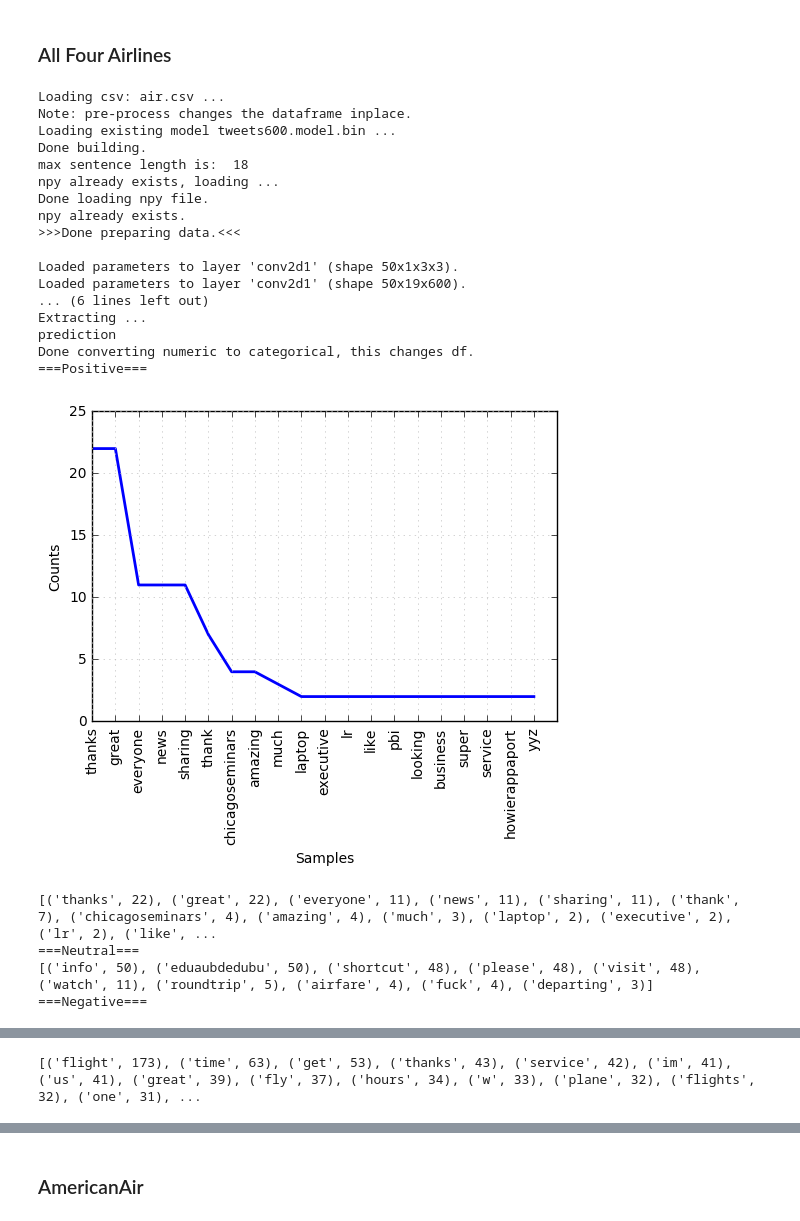
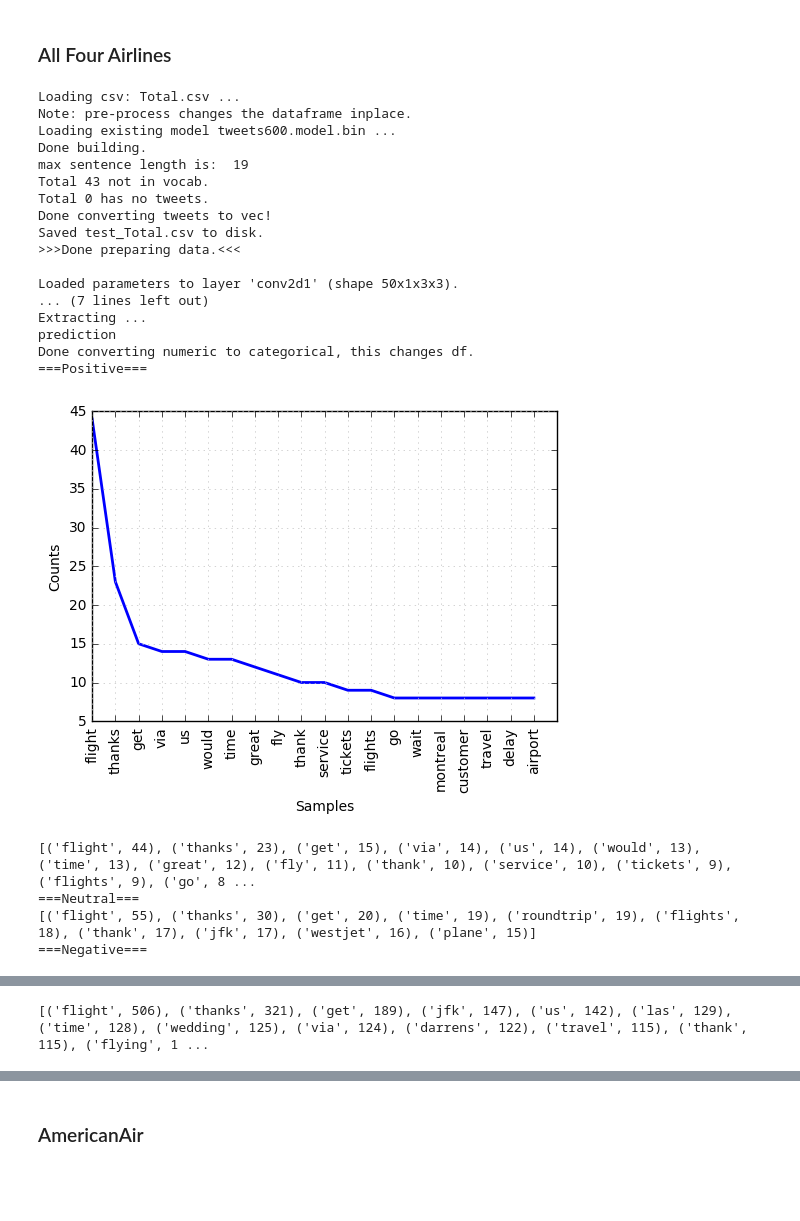
Before and after one commit to samshipengs/Twitter-Sentiment-Prediction, a Jupyter notebook: python_model/predictions.ipynb, the cells around one changed output, grey strips where cells are left out. Drawn from its saved outputs; the diff is of its cells as text; code cells hidden in the pictures; blank space fills up the shorter version.

```diff
--- a/python_model/predictions.ipynb
+++ b/python_model/predictions.ipynb
@@ -1,8 +1,8 @@
 # %%
 from model_predictions import *
 
-# FILE_PATH = '/home/sam/Hhd/twitter_sentiment/'
-FILE_PATH = '/home/sam/Data/twitter_sentiment/'
+FILE_PATH = '/home/sam/Hhd/twitter_sentiment/'
+# FILE_PATH = '/home/sam/Data/twitter_sentiment/'
 # %% [output]
 Using cuDNN version 5105 on context None
 Mapped name None to device cuda: GeForce GTX 1080 (0000:01:00.0)
@@ -10,28 +10,28 @@ Mapped name None to device cuda: GeForce GTX 1080 (0000:01:00.0)
 ### All Four Airlines
 # %%
 ALL = Prediction(FILE_PATH, 'Total.csv', max_len_train=19)
-ALL.prepare_data(['text', 'Airline']wv_size=600)
+ALL.prepare_data(['text', 'Airline'], wv_size=600)
 ALL.get_result(n_preview=10, n_top = 20, name='Total_result',verbose=False)
 # %% [output]
-Loading csv: air.csv ...
+Loading csv: Total.csv ...
 Note: pre-process changes the dataframe inplace.
 Loading existing model tweets600.model.bin ...
 Done building.
-max sentence length is:  18
-npy already exists, loading ...
-Done loading npy file.
-npy already exists.
+max sentence length is:  19
+Total 43 not in vocab.
+Total 0 has no tweets.
+Done converting tweets to vec!
+Saved test_Total.csv to disk.
 >>>Done preparing data.<<<
 
 Loaded parameters to layer 'conv2d1' (shape 50x1x3x3).
-Loaded parameters to layer 'conv2d1' (shape 50x19x600).
-... (6 lines left out)
+... (7 lines left out)
 Extracting ...
 prediction
 Done converting numeric to categorical, this changes df.
 ===Positive===
-[figure, old version]
+[figure, new version]
-[('thanks', 22), ('great', 22), ('everyone', 11), ('news', 11), ('sharing', 11), ('thank', 7), ('chicagoseminars', 4), ('amazing', 4), ('much', 3), ('laptop', 2), ('executive', 2), ('lr', 2), ('like', ...
+[('flight', 44), ('thanks', 23), ('get', 15), ('via', 14), ('us', 14), ('would', 13), ('time', 13), ('great', 12), ('fly', 11), ('thank', 10), ('service', 10), ('tickets', 9), ('flights', 9), ('go', 8 ...
 ===Neutral===
-[('info', 50), ('eduaubdedubu', 50), ('shortcut', 48), ('please', 48), ('visit', 48), ('watch', 11), ('roundtrip', 5), ('airfare', 4), ('fuck', 4), ('departing', 3)]
+[('flight', 55), ('thanks', 30), ('get', 20), ('time', 19), ('roundtrip', 19), ('flights', 18), ('thank', 17), ('jfk', 17), ('westjet', 16), ('plane', 15)]
 ===Negative===
@@ -39,4 +39,4 @@ Done converting numeric to categorical, this changes df.
-[('flight', 173), ('time', 63), ('get', 53), ('thanks', 43), ('service', 42), ('im', 41), ('us', 41), ('great', 39), ('fly', 37), ('hours', 34), ('w', 33), ('plane', 32), ('flights', 32), ('one', 31), ...
+[('flight', 506), ('thanks', 321), ('get', 189), ('jfk', 147), ('us', 142), ('las', 129), ('time', 128), ('wedding', 125), ('via', 124), ('darrens', 122), ('travel', 115), ('thank', 115), ('flying', 1 ...
 # %%
 ALL.check(word='flight', sentiment=3, n_view=10)
 # %% [output]
```
Also changed, not shown: parts of 2 cells of this notebook, 2 other files.
